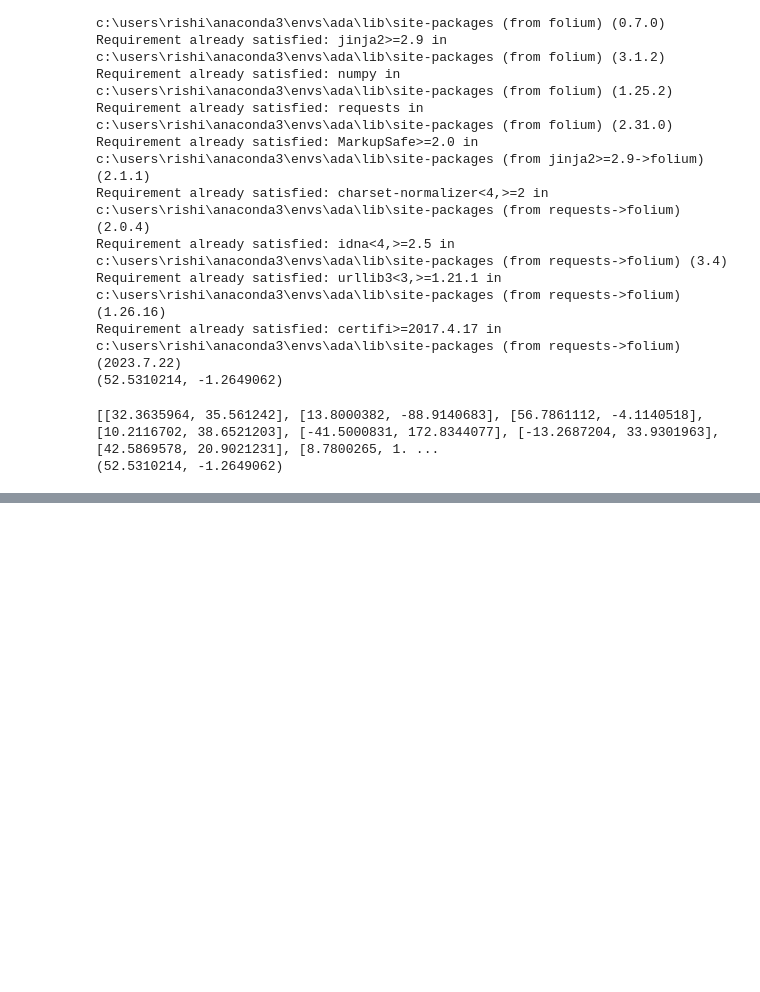
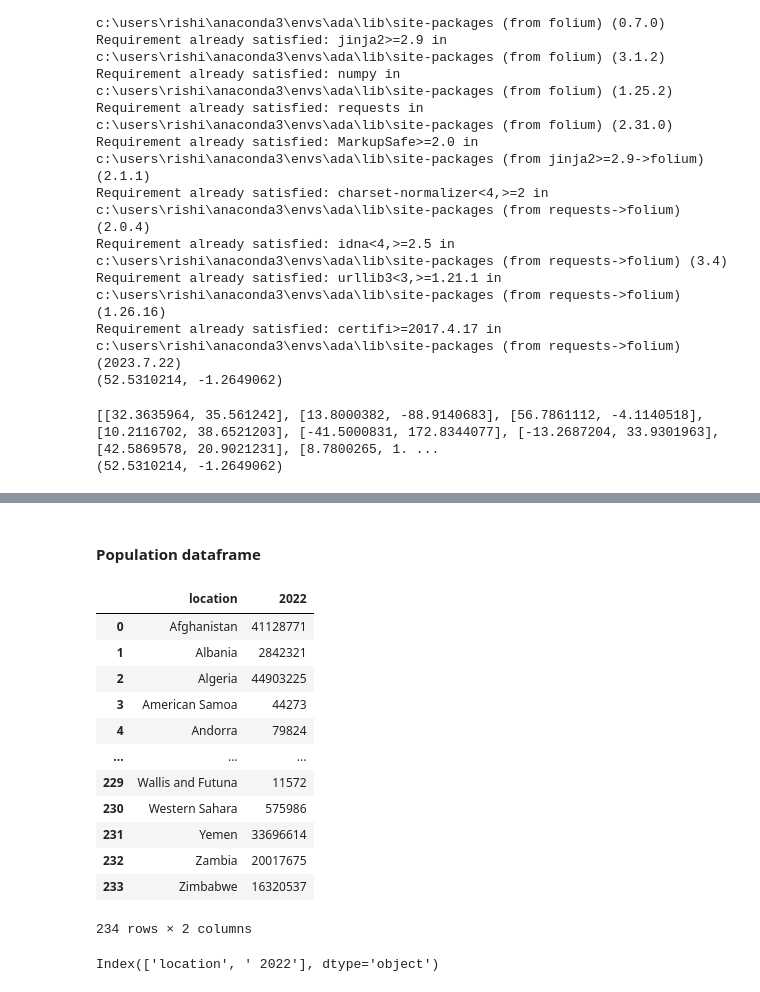
Before and after one commit to epfl-ada/ada-2023-project-vivalavada, a Jupyter notebook: map.ipynb, the cells around one changed output, grey strips where cells are left out. Saved outputs shown, nothing was run; the diff lists cells and outputs as text; code cells hidden in the pictures; blank space fills up the shorter version.

```diff
--- a/map.ipynb
+++ b/map.ipynb
@@ -218,0 +295,35 @@ display(my_map)
+# %% [markdown]
+#### Population dataframe
+# %%
+world_population_df = pd.read_csv("world_population.csv")
+world_population_df = world_population_df.drop(['Rank', 'CCA3', 'Capital', 'Continent',
+        '2020 Population', '2015 Population',
+       '2010 Population', '2000 Population', '1990 Population',
+       '1980 Population', '1970 Population', 'Area (km²)', 'Density (per km²)',
+       'Growth Rate', 'World Population Percentage'], axis = 1)
+world_population_df.rename(columns={'Country/Territory': 'location', '2022 Population': '2022'}, inplace=True)
+world_population_df
+# %% [output]
+|  | location | 2022 |
+| 0 | Afghanistan | 41128771 |
+| 1 | Albania | 2842321 |
+| 2 | Algeria | 44903225 |
+| 3 | American Samoa | 44273 |
+| 4 | Andorra | 79824 |
+| ... | ... | ... |
+| 229 | Wallis and Futuna | 11572 |
+| 230 | Western Sahara | 575986 |
+| 231 | Yemen | 33696614 |
+| 232 | Zambia | 20017675 |
+| 233 | Zimbabwe | 16320537 |
+234 rows × 2 columns
+# %%
+US_state_populations = pd.read_csv("2022USPopulation.csv")
+US_state_populations = US_state_populations.drop(['April 2020 estimate', ' July 1 2020 estimate',
+       ' 2021',], axis = 1)
+US_state_populations.rename(columns={'Geographic Area': 'location', '2022 Population': 'pop'}, inplace=True)
+US_state_populations.columns
+
+# rows = US_state_populations.filter(like='California')
+# %% [output]
+Index(['location', ' 2022'], dtype='object')
```
Also changed, not shown: parts of 13 cells of this notebook, 3 other files.
